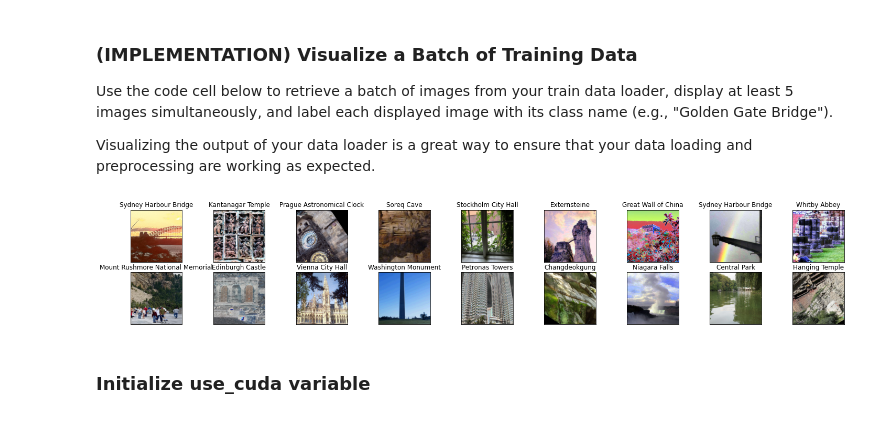
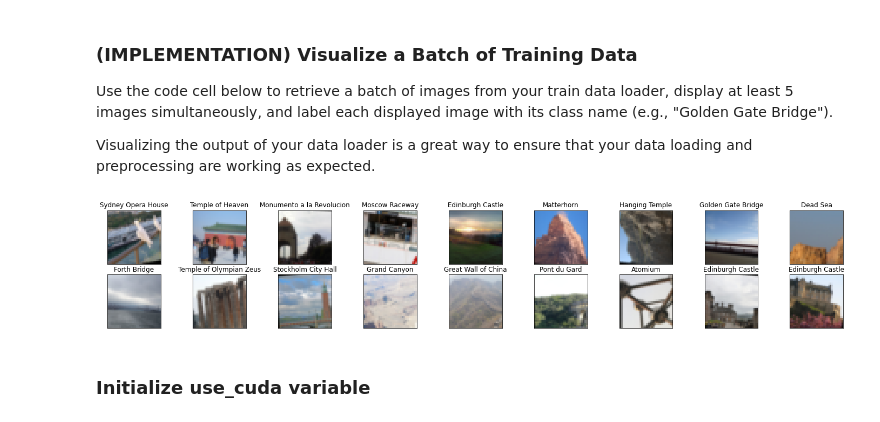
Before and after one commit to ng572/landmark-classification, a Jupyter notebook: landmark_project/landmark.ipynb, the cells around one changed output. Saved outputs shown, nothing was run; the diff lists cells and outputs as text; code cells hidden in the pictures.

```diff
--- a/landmark_project/landmark.ipynb
+++ b/landmark_project/landmark.ipynb
@@ -81,21 +81,22 @@ You may find [this documentation on custom datasets](https://pytorch.org/docs/st
 import torch
 import torchvision
 from torchvision import transforms
+from torch.utils.data.sampler import SubsetRandomSampler
+import numpy as np
 ### TODO: Write data loaders for training, validation, and test sets
 ## Specify appropriate transforms, and batch_sizes
 
 ##############################
-# may be 225 instead of 224
 # originally (0, 1)
 # normalize to (-1, 1)
 ##############################
 
-train_transform = transforms.Compose([transforms.AutoAugment(),
-                                     transforms.RandomResizedCrop(224),
+train_transform = transforms.Compose([transforms.RandomRotation(10),
+                                     transforms.RandomResizedCrop(32),
                                      transforms.ToTensor(),
                                      transforms.Normalize((0.5, 0.5, 0.5), (0.5, 0.5, 0.5))])
 
-test_transform = transforms.Compose([transforms.RandomResizedCrop(224),
+test_transform = transforms.Compose([transforms.Resize((32, 32)),
                                     transforms.ToTensor(),
                                     transforms.Normalize((0.5, 0.5, 0.5), (0.5, 0.5, 0.5))])
 ##########################
@@ -106,17 +107,27 @@ train_data = torchvision.datasets.folder.ImageFolder(root='../landmark_images/tr
 
 test_data = torchvision.datasets.folder.ImageFolder(root='../landmark_images/test', transform=train_transform)
 
-batch_size = 40
+batch_size = 20
 
-train_batch_size, valid_batch_size = int(batch_size*0.8), int(batch_size*0.2)
+#############################
+# cross validation subsample
+#############################
+
+valid_size = 0.2
+num_train = len(train_data)
+indices = list(range(num_train))
+np.random.shuffle(indices) # in-place
+split = int(np.floor(num_train * (1 - valid_size)))
+train_idx, valid_idx = indices[split:], indices[:split]
+train_sampler, valid_sampler = SubsetRandomSampler(train_idx), SubsetRandomSampler(valid_idx)
 
 #################
 # loaders
 #################
 
-trainlader = torch.utils.data.DataLoader(dataset=train_data, batch_size=train_batch_size, shuffle=True)
+trainlader = torch.utils.data.DataLoader(dataset=train_data, batch_size=batch_size, sampler=train_sampler)
 
-validloader = torch.utils.data.DataLoader(dataset=train_data, batch_size=valid_batch_size, shuffle=True)
+validloader = torch.utils.data.DataLoader(dataset=train_data, batch_size=batch_size, sampler=valid_sampler)
 
 testloader = torch.utils.data.DataLoader(dataset=test_data, batch_size=batch_size, shuffle=True)
 
@@ -150,35 +161,36 @@ import matplotlib.pyplot as plt
 #######################
 
 import os
 os.curdir
 trainfolder = os.path.join(os.curdir, '../landmark_images/train')
-classes = os.listdir(trainfolder)
+classes = os.listdir(trainfolder) # only return items in arbitrary order
+classes.sort() # done in-place
 
 ######################################
 # somehow plt loves the range (0, 1)
 ######################################
 
 def imgshow(img):
     img = img * 0.5 + 0.5 # unnormalize
     plt.imshow(np.transpose(img, (1, 2, 0)))
 
 images, labels = next(iter(loaders_scratch['train']))
 
 images = images.numpy() # NOT in-place
 
 fig = plt.figure(figsize=(25, 4))
 
 ##########################
 # only showing 18 images
 # not enough space
 ##########################
 
 for idx in range(18):
     ax = fig.add_subplot(2, 18 / 2, idx+1, xticks=[], yticks=[])
     imgshow(images[idx])
     ax.set_title(classes[labels[idx]].strip('1234567890.').replace('_', ' '))
 # %% [output]
-[figure, old version]
+[figure, new version]
 # %% [markdown]
 ### Initialize use_cuda variable
 # %%
```
Also changed, not shown: parts of 20 cells of this notebook, 4 other files.
